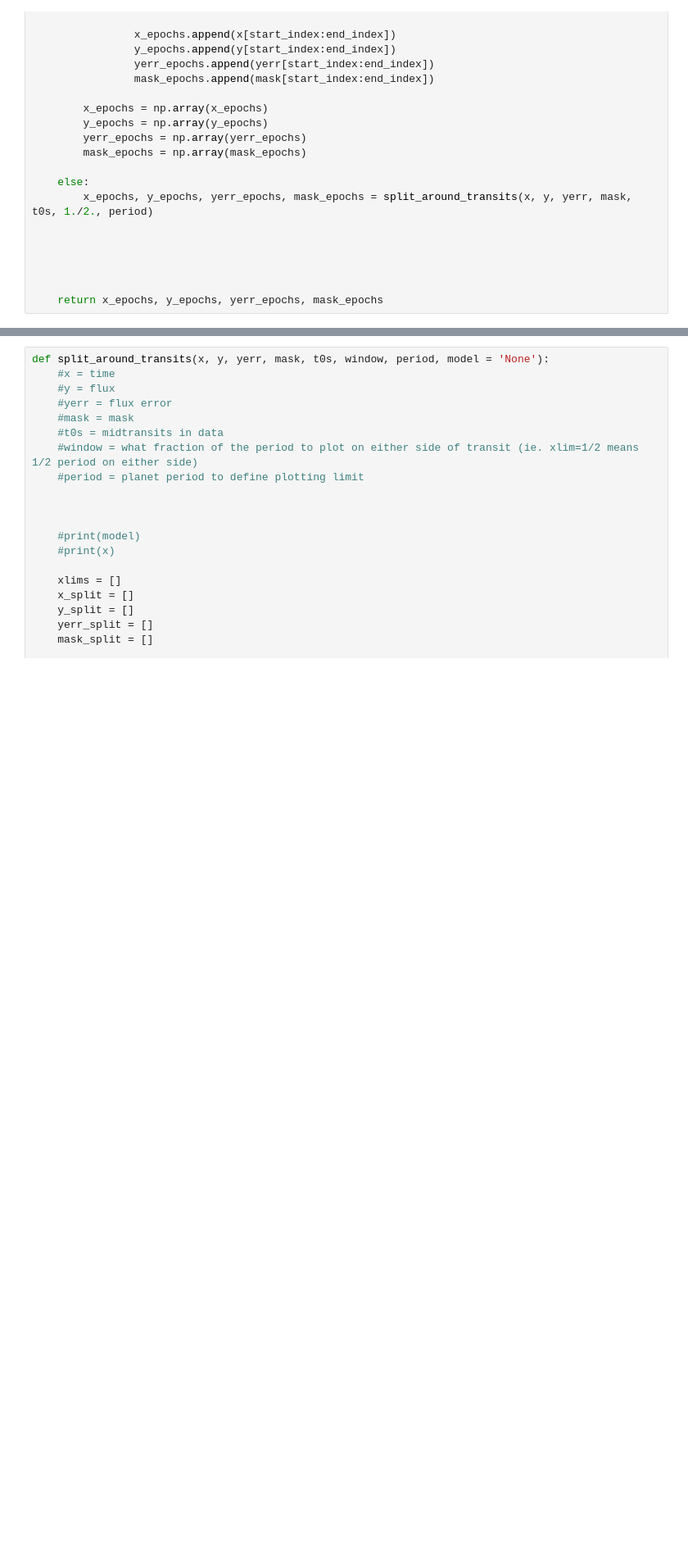
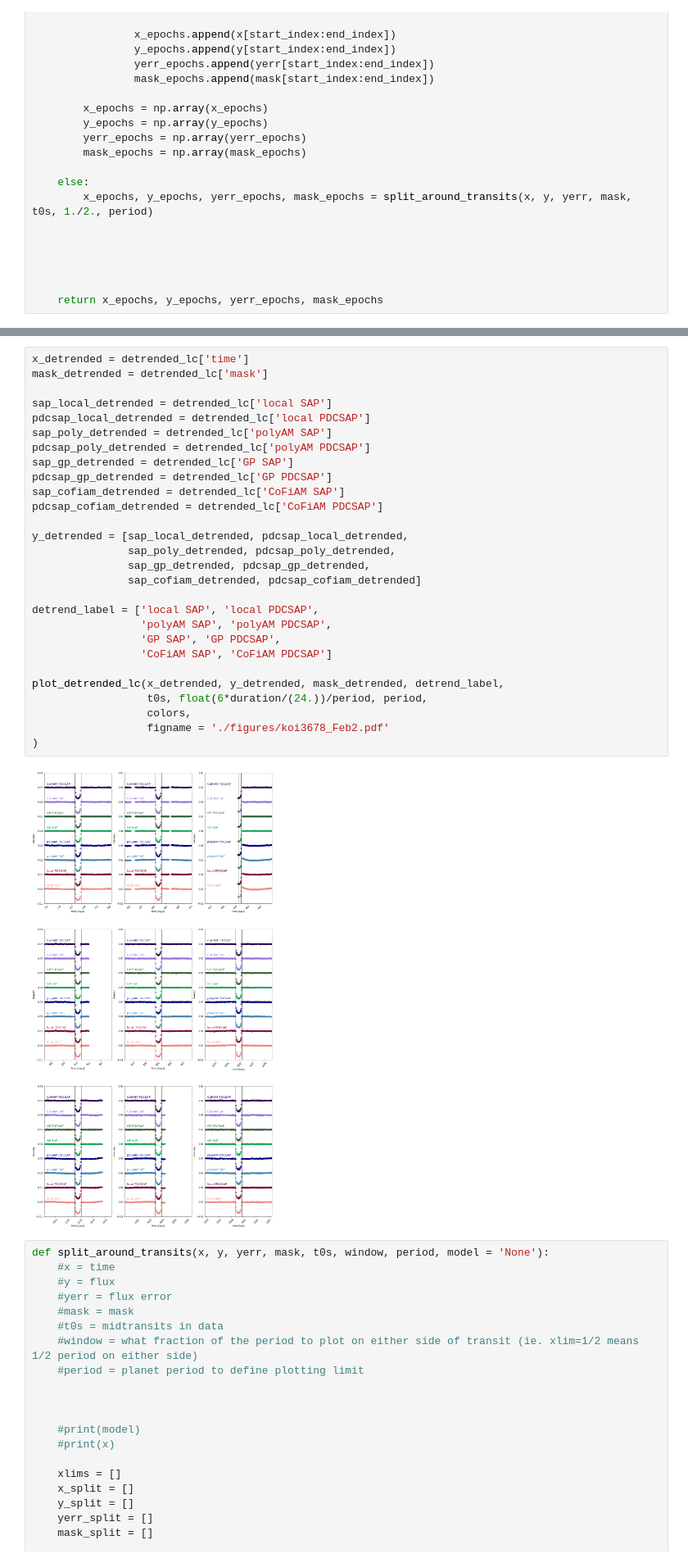
Before and after one commit to nanoza/TTVs, a Jupyter notebook: lc.ipynb, the cells around one changed output, grey strips where cells are left out. Shown at 82% size. Saved outputs shown, nothing was run; the diff lists cells and outputs as text; blank space fills up the shorter version.

Commit message:
modify detrended plots

```diff
--- a/lc.ipynb
+++ b/lc.ipynb
@@ -676,6 +705,36 @@ def plot_detrended_lc(x, ys, mask, detrend_labels, t0s_in_data, window, period,
 
 
     return None
+# %%
+x_detrended = detrended_lc['time']
+mask_detrended = detrended_lc['mask']
+
+sap_local_detrended = detrended_lc['local SAP']
+pdcsap_local_detrended = detrended_lc['local PDCSAP']
+sap_poly_detrended = detrended_lc['polyAM SAP']
+pdcsap_poly_detrended = detrended_lc['polyAM PDCSAP']
+sap_gp_detrended = detrended_lc['GP SAP']
+pdcsap_gp_detrended = detrended_lc['GP PDCSAP']
+sap_cofiam_detrended = detrended_lc['CoFiAM SAP']
+pdcsap_cofiam_detrended = detrended_lc['CoFiAM PDCSAP']
+
+y_detrended = [sap_local_detrended, pdcsap_local_detrended,
+               sap_poly_detrended, pdcsap_poly_detrended,
+               sap_gp_detrended, pdcsap_gp_detrended,
+               sap_cofiam_detrended, pdcsap_cofiam_detrended]
+
+detrend_label = ['local SAP', 'local PDCSAP',
+                 'polyAM SAP', 'polyAM PDCSAP',
+                 'GP SAP', 'GP PDCSAP',
+                 'CoFiAM SAP', 'CoFiAM PDCSAP']
+
+plot_detrended_lc(x_detrended, y_detrended, mask_detrended, detrend_label,
+                  t0s, float(6*duration/(24.))/period, period,
+                  colors,
+                  figname = './figures/koi3678_Feb2.pdf'
+)
+# %% [output]
+[figure, added]
 # %%
 def split_around_transits(x, y, yerr, mask, t0s, window, period, model = 'None'):
     #x = time
```
Also changed, not shown: parts of 4 cells of this notebook, 1 other file.
